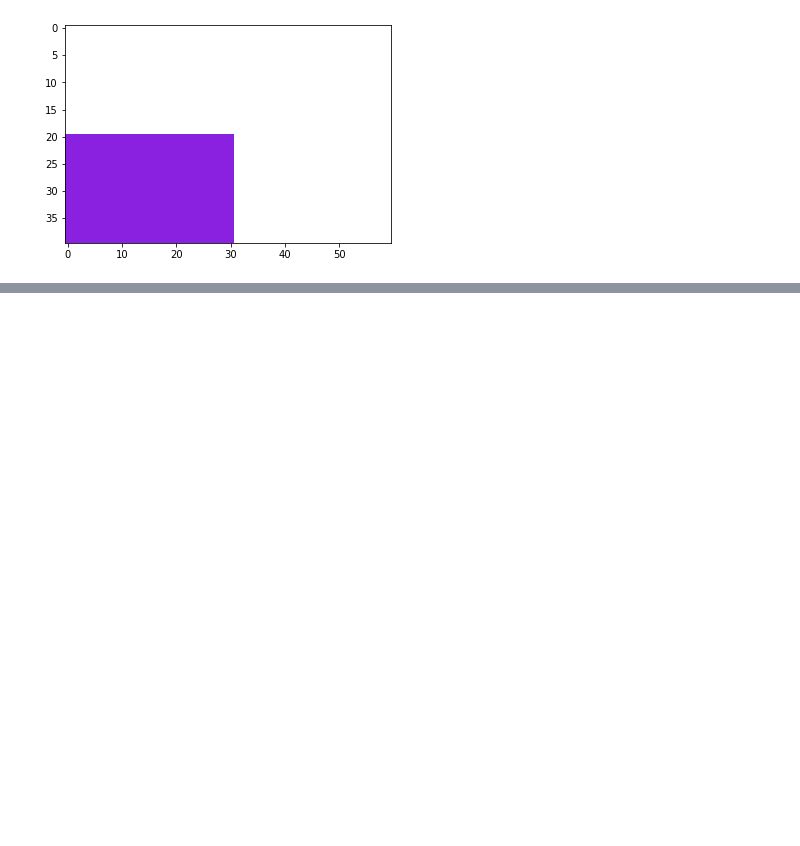
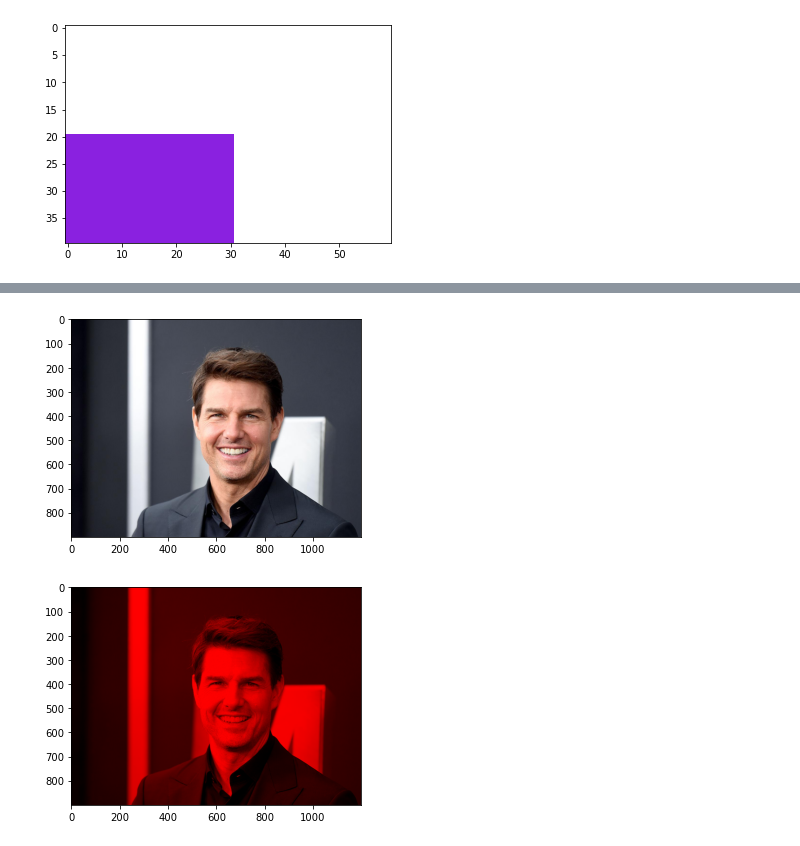
Before and after one commit to TreshanAyesh/EN2550-Fundamentals-of-Image-Processing, a Jupyter notebook: exercise1/exercise1.ipynb, the cells around one changed output, grey strips where cells are left out. Cells and saved outputs as stored; diff of their text form; code cells hidden in the pictures; blank space fills up the shorter version.

```diff
--- a/exercise1/exercise1.ipynb
+++ b/exercise1/exercise1.ipynb
@@ -228,0 +283,21 @@ cv2.destroyAllWindows()
+# %%
+import cv2 as cv
+import matplotlib.pyplot as plt
+img = cv.imread("tom.jpg")
+
+
+img = cv.cvtColor(img, cv.COLOR_BGR2RGB)
+
+fig,ax = plt.subplots()
+ax.imshow(img)
+
+
+img[:,:,1:3] = 0
+
+
+fig,ax = plt.subplots()
+ax.imshow(img)
+plt.show()
+# %% [output]
+[figure, added]
+[figure, added]
```
Also changed, not shown: parts of 2 cells of this notebook, 16 other files.
